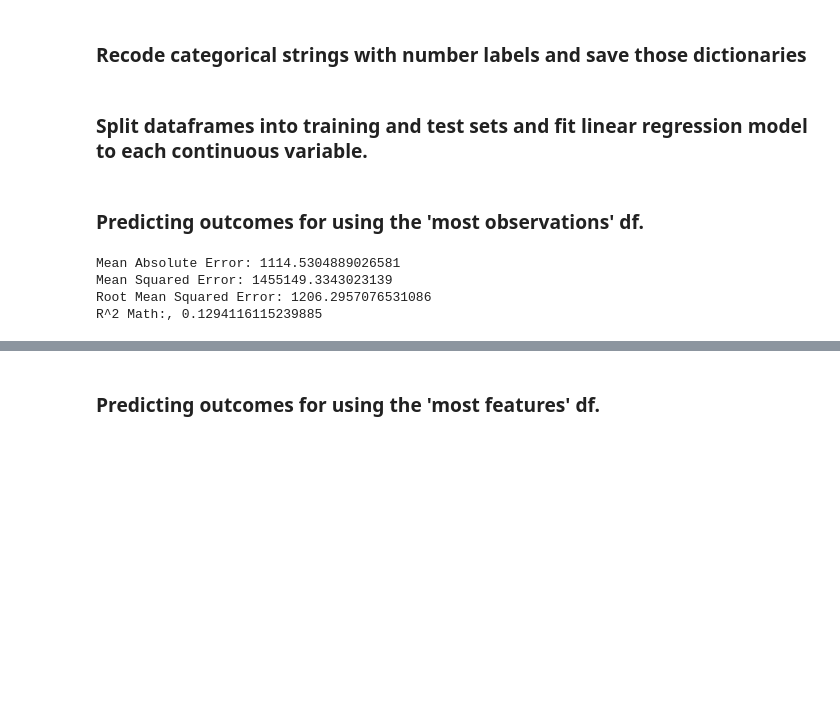
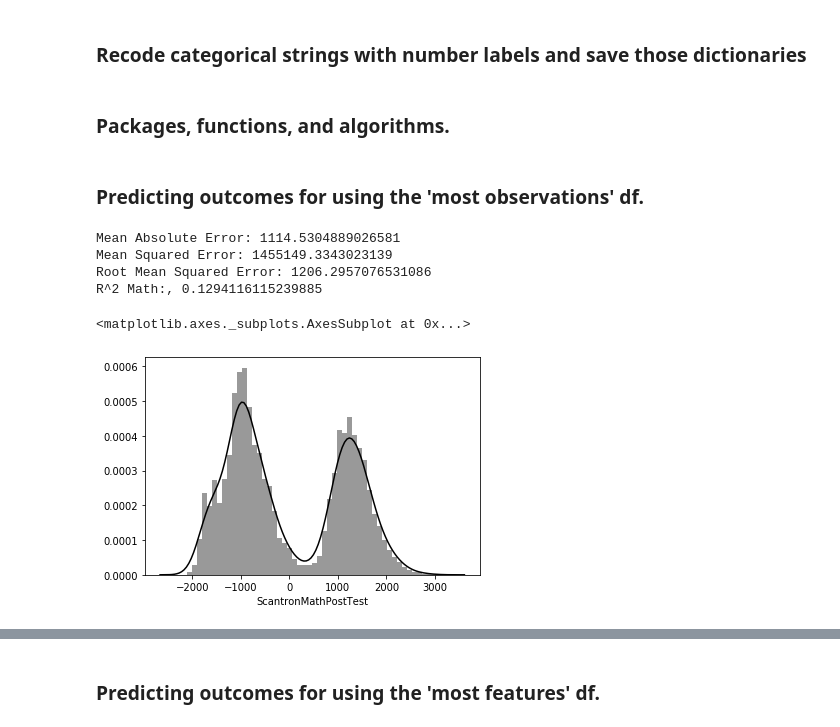
Before and after one commit to david-j-cox/GlimpseK12, a Jupyter notebook: Scripts/Baseline Models.ipynb, the cells around one changed output, grey strips where cells are left out. Saved outputs shown, nothing was run; the diff lists cells and outputs as text; code cells hidden in the pictures; blank space fills up the shorter version.

```diff
--- a/Scripts/Baseline Models.ipynb
+++ b/Scripts/Baseline Models.ipynb
@@ -42,8 +43,8 @@ for i in mostFeats_predCols:
     mostFeats_predCodes.append(d)
     mostFeats_pred[i] = mostFeats_pred[i].astype('category')
     mostFeats_pred[i] = mostFeats_pred[i].cat.codes
-# %% [markdown]
-### Split dataframes into training and test sets and fit linear regression model to each continuous variable.
+# %% [markdown]
+### Packages, functions, and algorithms.
 # %%
 from sklearn.model_selection import train_test_split
 from sklearn.linear_model import LinearRegression
@@ -54,18 +55,22 @@ from sklearn.metrics import r2_score
 # %%
 # Math outcomes.
 X_train, X_test, y_train, y_test = train_test_split(mostObs_pred, mostObs_MathOutc, test_size=0.20, random_state = 649)
 regressor = LinearRegression()
 regressor.fit(X_train, y_train)
 y_pred = regressor.predict(X_test)
 print('Mean Absolute Error:', metrics.mean_absolute_error(y_test, y_pred))
 print('Mean Squared Error:', metrics.mean_squared_error(y_test, y_pred))
 print('Root Mean Squared Error:', np.sqrt(metrics.mean_squared_error(y_test, y_pred)))
 print('R^2 Math:,', r2_score(y_test, y_pred))
+residuals = y_test - y_pred
+sns.distplot(residuals, bins=50, color='black')
 # %% [output]
 Mean Absolute Error: 1114.5304889026581
 Mean Squared Error: 1455149.3343023139
 Root Mean Squared Error: 1206.2957076531086
 R^2 Math:, 0.1294116115239885
+<matplotlib.axes._subplots.AxesSubplot at 0x...>
+[figure, added]
 # %%
 # Reading outcomes.
 X_train, X_test, y_train, y_test = train_test_split(mostObs_pred, mostObs_ReadOutc, test_size=0.20, random_state = 649)
```
Also changed, not shown: parts of 6 cells of this notebook, 4 other files.
